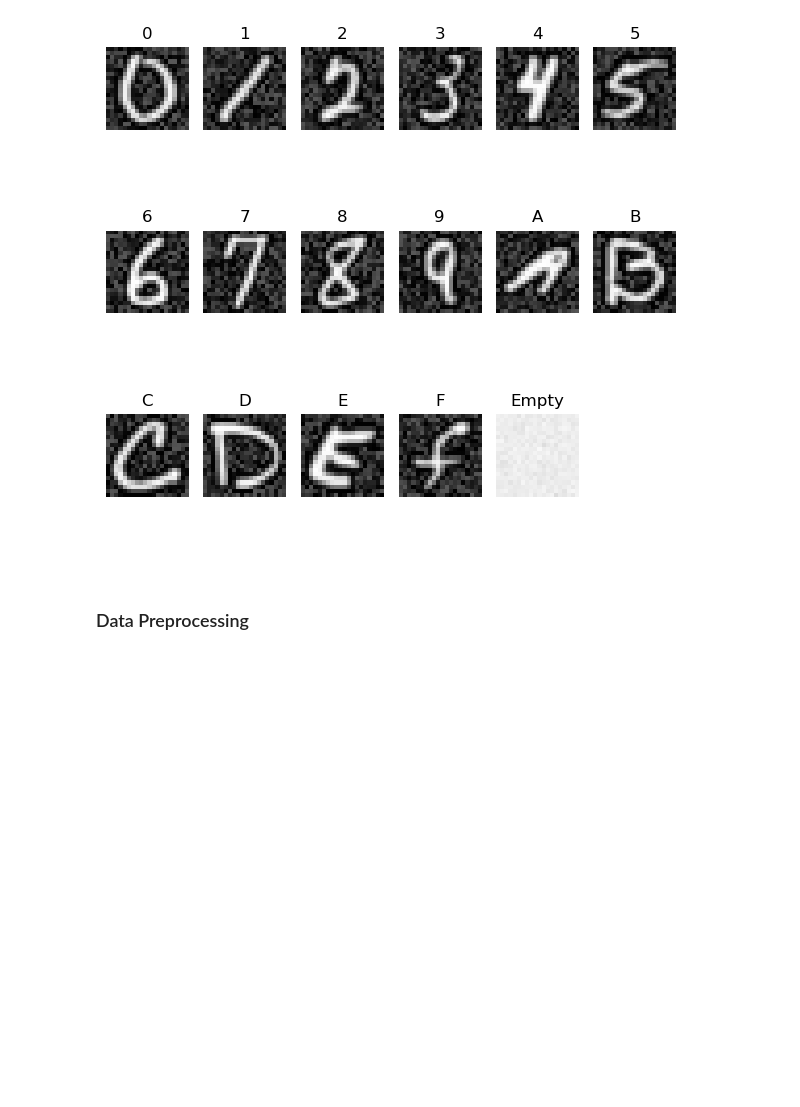
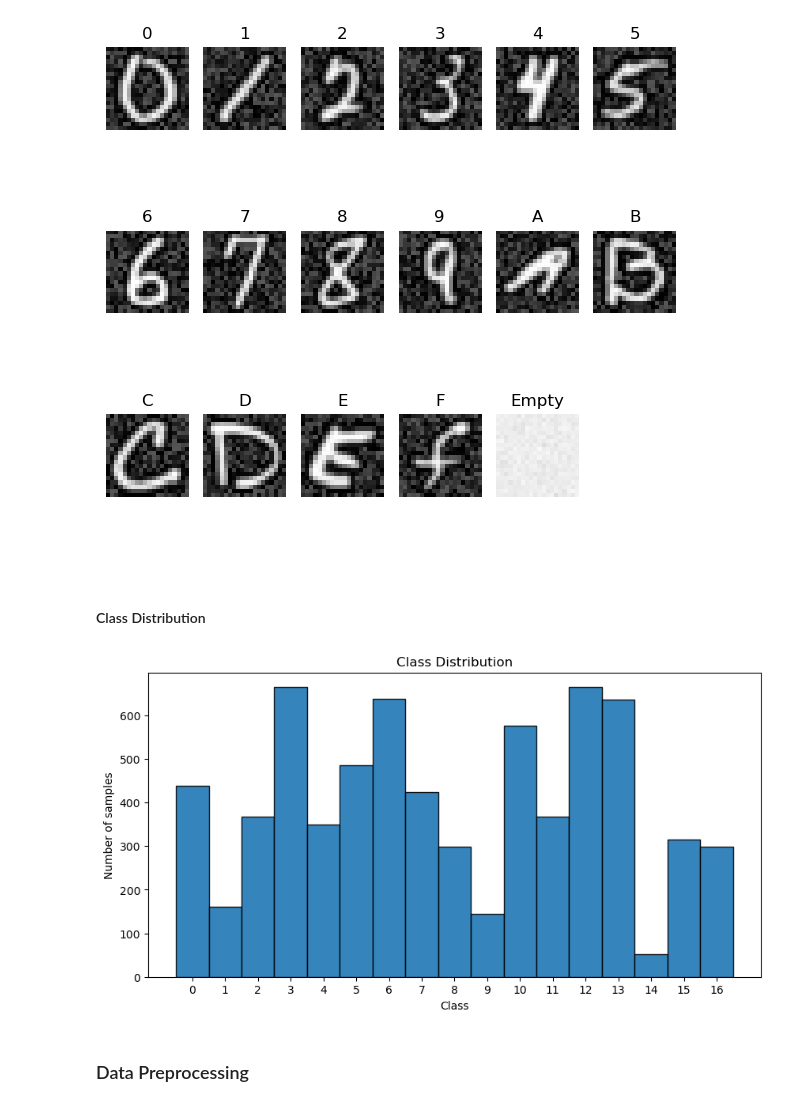
Before and after one commit to Smuch12/Digit-recognizer, a Jupyter notebook: digit_recognizer.ipynb, the cells around one changed output. Cells and saved outputs as stored; diff of their text form; code cells hidden in the pictures; blank space fills up the shorter version.

```diff
--- a/digit_recognizer.ipynb
+++ b/digit_recognizer.ipynb
@@ -79,6 +79,21 @@ plt.tight_layout()
 plt.show()
 # %% [output]
 [figure]
+# %% [markdown]
+#### Class Distribution
+# %%
+plt.figure(figsize=(10, 5))
+
+plt.hist(y_train, bins=np.arange(18)-0.5, edgecolor="black", alpha=0.9)
+
+plt.xlabel("Class")
+plt.ylabel("Number of samples")
+plt.title("Class Distribution")
+
+plt.xticks(np.arange(17))
+plt.show()
+# %% [output]
+[figure, added]
 # %% [markdown]
 ### Data Preprocessing
 # %%
```
Also changed, not shown: parts of 9 cells of this notebook.
